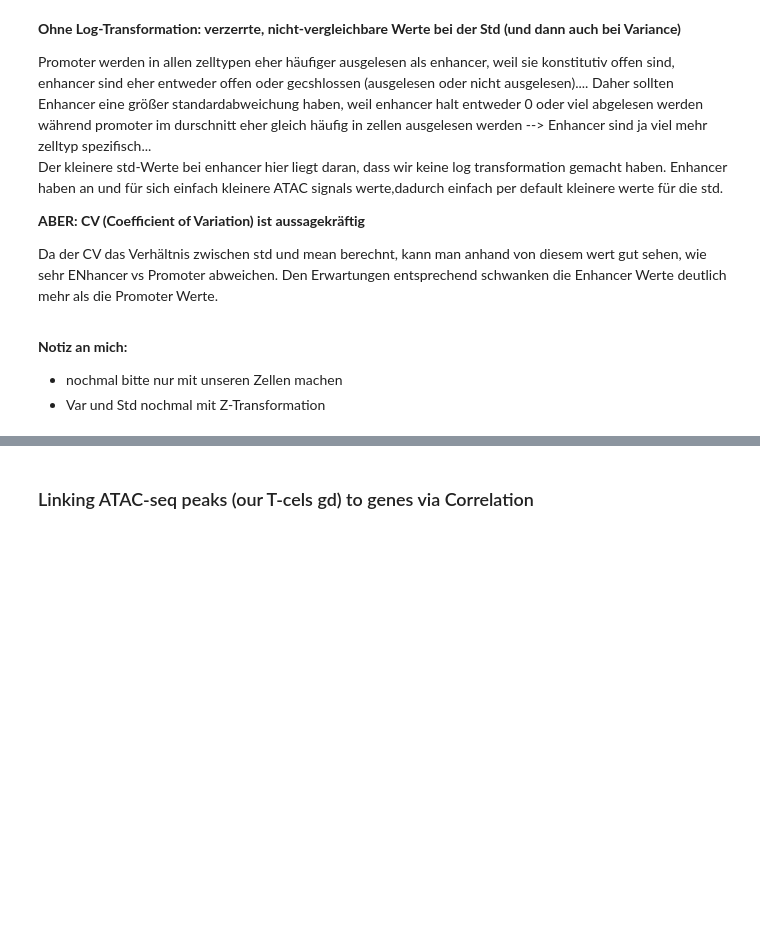
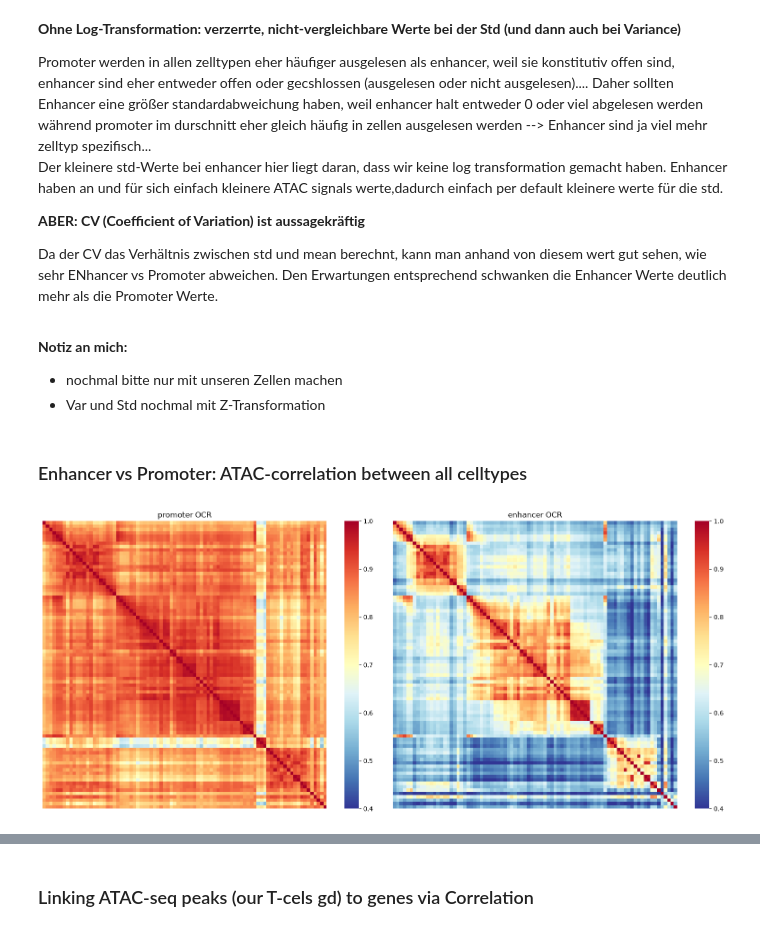
Before and after one commit to datascience-mobi-2026/topic04_team03, a Jupyter notebook: Jupyter_Lotta copy.ipynb, the cells around one changed output, grey strips where cells are left out. Cells and saved outputs as stored; diff of their text form; code cells hidden in the pictures; blank space fills up the shorter version.

Commit message:
heat maps promoter vs enhancer

```diff
--- a/Jupyter_Lotta copy.ipynb
+++ b/Jupyter_Lotta copy.ipynb
@@ -398,3 +398,23 @@ Da der CV das Verhältnis zwischen std und mean berechnt, kann man anhand von di
 <b> Notiz an mich:
 + nochmal bitte nur mit unseren Zellen machen
 + Var und Std nochmal mit Z-Transformation
+# %% [markdown]
+<h3> Enhancer vs Promoter: ATAC-correlation between all celltypes
+# %%
+corr_promoter = ATAC_promoters[signal_cols_all].corr(method='pearson')
+corr_enhancer  = ATAC_enhancers[signal_cols_all].corr(method='pearson')
+
+fig, axes = plt.subplots(1, 2, figsize=(16, 7))
+
+sns.heatmap(corr_promoter, cmap='RdYlBu_r', vmin=0.4, vmax=1,
+            ax=axes[0], xticklabels=False, yticklabels=False)
+axes[0].set_title("promoter OCR")
+
+sns.heatmap(corr_enhancer, cmap='RdYlBu_r', vmin=0.4, vmax=1,
+            ax=axes[1], xticklabels=False, yticklabels=False)
+axes[1].set_title("enhancer OCR")
+
+plt.tight_layout()
+plt.show()
+# %% [output]
+[figure, added]
```
Also changed, not shown: parts of 10 cells of this notebook.
